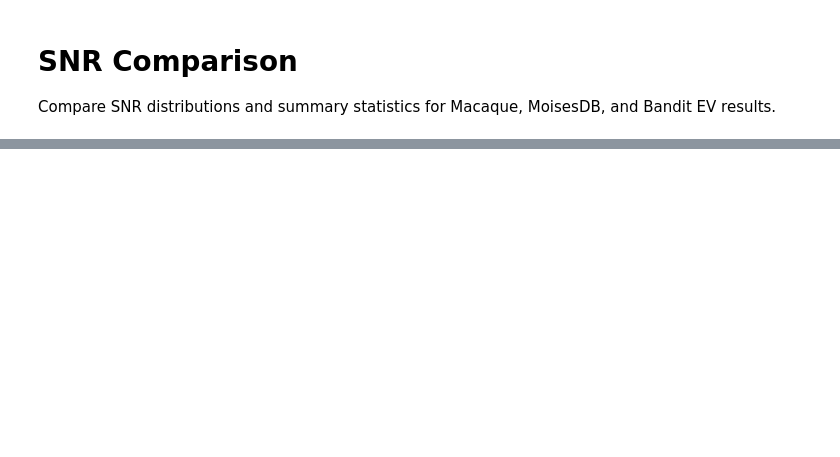
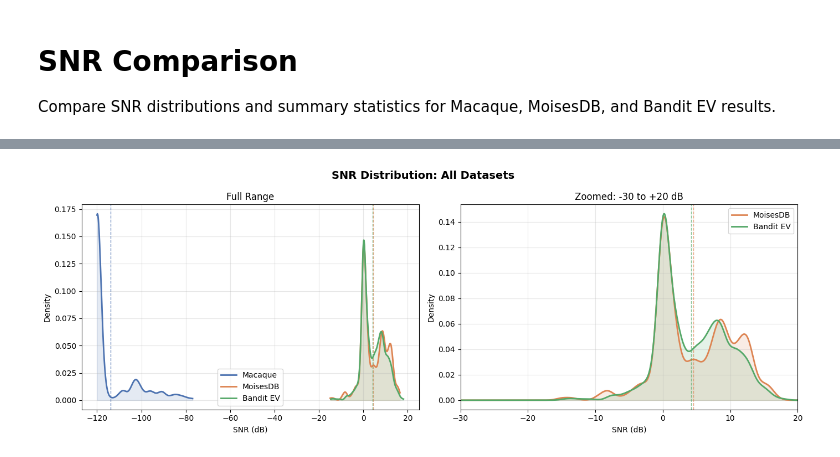
Before and after one commit to julianmorenomotta/mir-project, a Jupyter notebook: notebooks/three_model_comparison.ipynb, the cells around one changed output, grey strips where cells are left out. Drawn from its saved outputs; the diff is of its cells as text; code cells hidden in the pictures; blank space fills up the shorter version.

```diff
--- a/notebooks/three_model_comparison.ipynb
+++ b/notebooks/three_model_comparison.ipynb
@@ -67,0 +70,40 @@ plt.show()
+# %%
+fig, axes = plt.subplots(1, 2, figsize=(14, 5))
+fig.suptitle('SNR Distribution: All Datasets', fontsize=14, fontweight='bold')
+
+colors = {'Macaque': '#4C72B0', 'MoisesDB': '#DD8452', 'Bandit EV': '#55A868'}
+
+for ax, (xlim, title) in zip(axes, [
+    (None,        'Full Range'),
+    ((-30, 20),   'Zoomed: -30 to +20 dB'),
+]):
+    for dataset, color in colors.items():
+        subset = all_results[all_results['dataset'] == dataset]['SNR'].values
+
+        # Apply xlim filter for zoomed panel
+        if xlim:
+            subset = subset[(subset >= xlim[0]) & (subset <= xlim[1])]
+
+        if len(subset) < 2:
+            continue
+
+        kde = gaussian_kde(subset, bw_method=0.15)
+        x = np.linspace(subset.min(), subset.max(), 500) if not xlim else np.linspace(*xlim, 500)
+        ax.plot(x, kde(x), label=dataset, color=color, linewidth=2)
+        ax.fill_between(x, kde(x), alpha=0.15, color=color)
+
+        # Mean line
+        ax.axvline(subset.mean(), color=color, linestyle='--', linewidth=1, alpha=0.7)
+
+    if xlim:
+        ax.set_xlim(xlim)
+    ax.set_xlabel('SNR (dB)')
+    ax.set_ylabel('Density')
+    ax.set_title(title)
+    ax.legend()
+    ax.grid(True, alpha=0.3)
+
+plt.tight_layout()
+plt.show()
+# %% [output]
+[figure, added]
```
Also changed, not shown: parts of 4 cells of this notebook, 2 other files.
